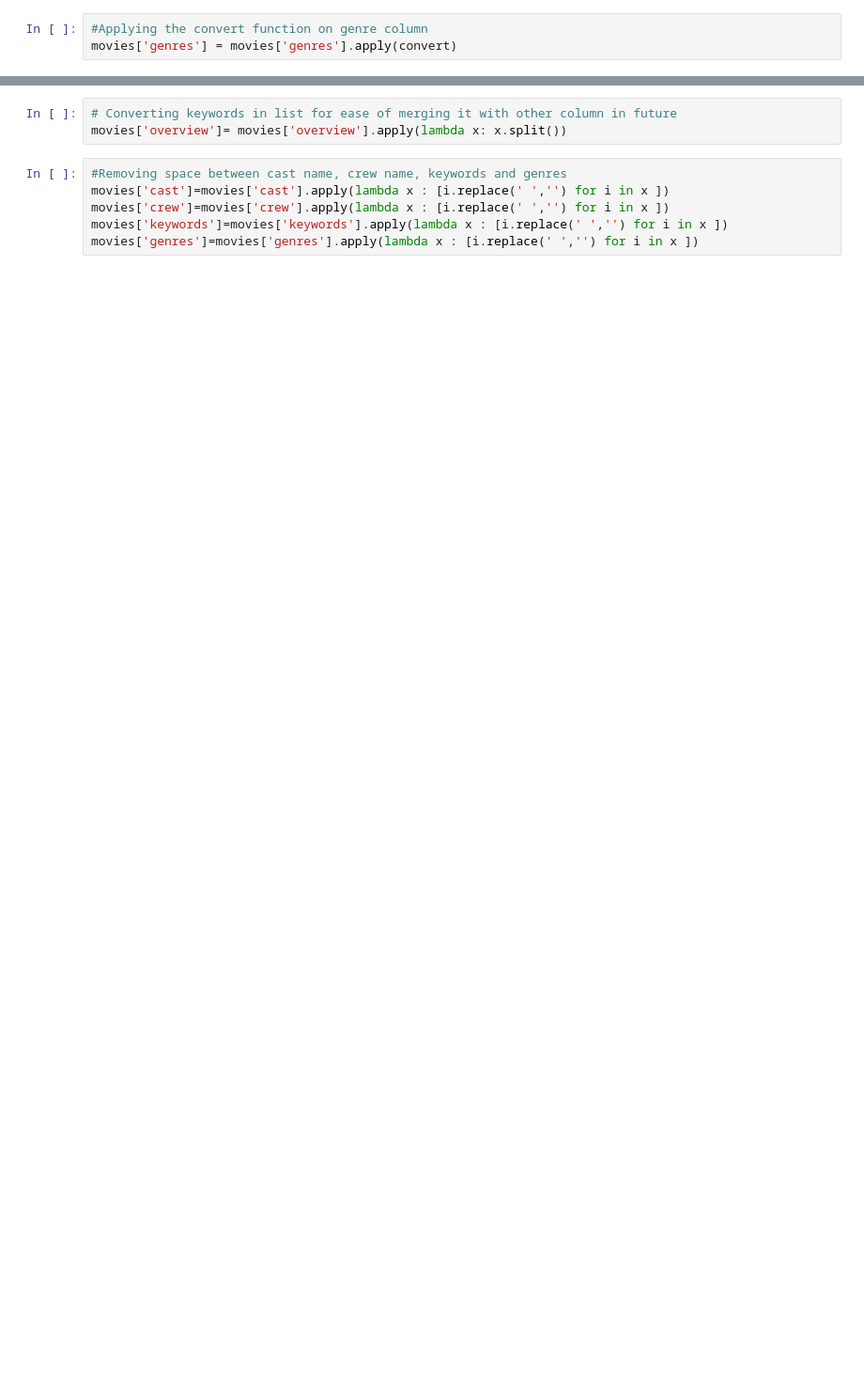
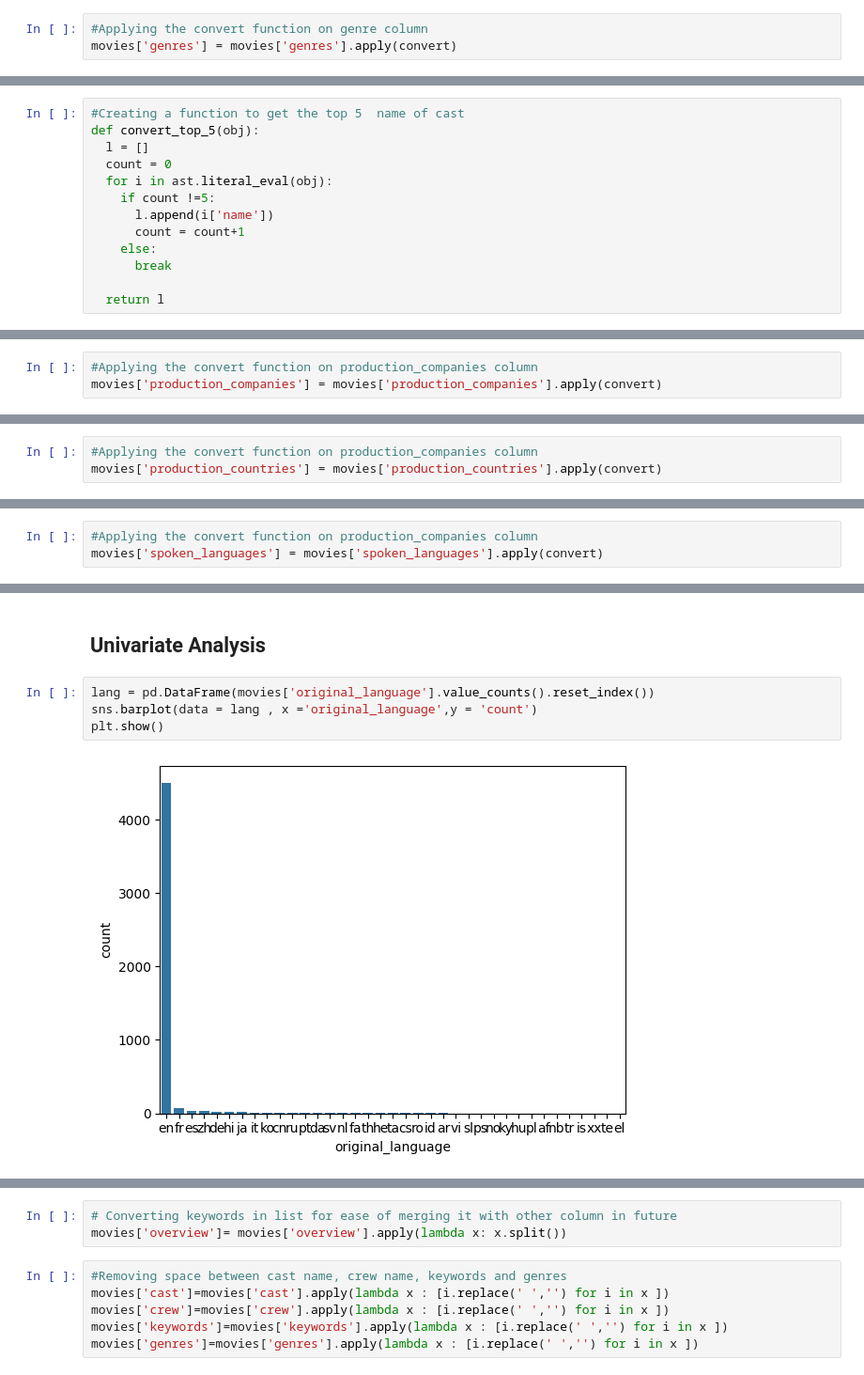
Before and after one commit to CodesByVishal/Movie-Reccomendation-System-ML-Project, a Jupyter notebook: Movie_Reccomendation_System_ML_Project.ipynb, the cells around one changed output, grey strips where cells are left out. Shown at 94% size. Cells and saved outputs as stored; diff of their text form; blank space fills up the shorter version.

```diff
--- a/Movie_Reccomendation_System_ML_Project.ipynb
+++ b/Movie_Reccomendation_System_ML_Project.ipynb
@@ -91,0 +209,13 @@ movies['genres'] = movies['genres'].apply(convert)
+# %%
+#Creating a function to get the top 5  name of cast
+def convert_top_5(obj):
+  l = []
+  count = 0
+  for i in ast.literal_eval(obj):
+    if count !=5:
+      l.append(i['name'])
+      count = count+1
+    else:
+      break
+
+  return l
@@ -91,0 +257,3 @@ movies['genres'] = movies['genres'].apply(convert)
+# %%
+#Applying the convert function on production_companies column
+movies['production_companies'] = movies['production_companies'].apply(convert)
@@ -91,0 +271,3 @@ movies['genres'] = movies['genres'].apply(convert)
+# %%
+#Applying the convert function on production_companies column
+movies['production_countries'] = movies['production_countries'].apply(convert)
@@ -91,0 +282,3 @@ movies['genres'] = movies['genres'].apply(convert)
+# %%
+#Applying the convert function on production_companies column
+movies['spoken_languages'] = movies['spoken_languages'].apply(convert)
@@ -91,0 +330,8 @@ movies['genres'] = movies['genres'].apply(convert)
+# %% [markdown]
+## Univariate Analysis
+# %%
+lang = pd.DataFrame(movies['original_language'].value_counts().reset_index())
+sns.barplot(data = lang , x ='original_language',y = 'count')
+plt.show()
+# %% [output]
+[figure, added]
```
Also changed, not shown: parts of 60 cells of this notebook.
